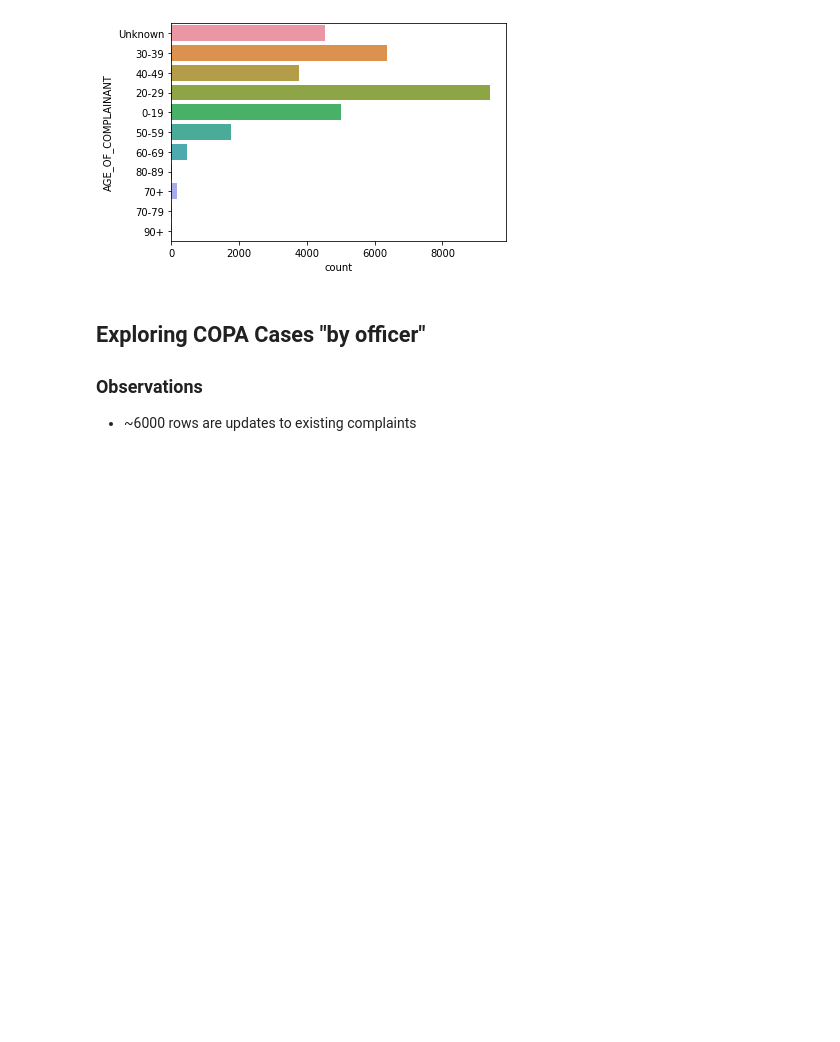
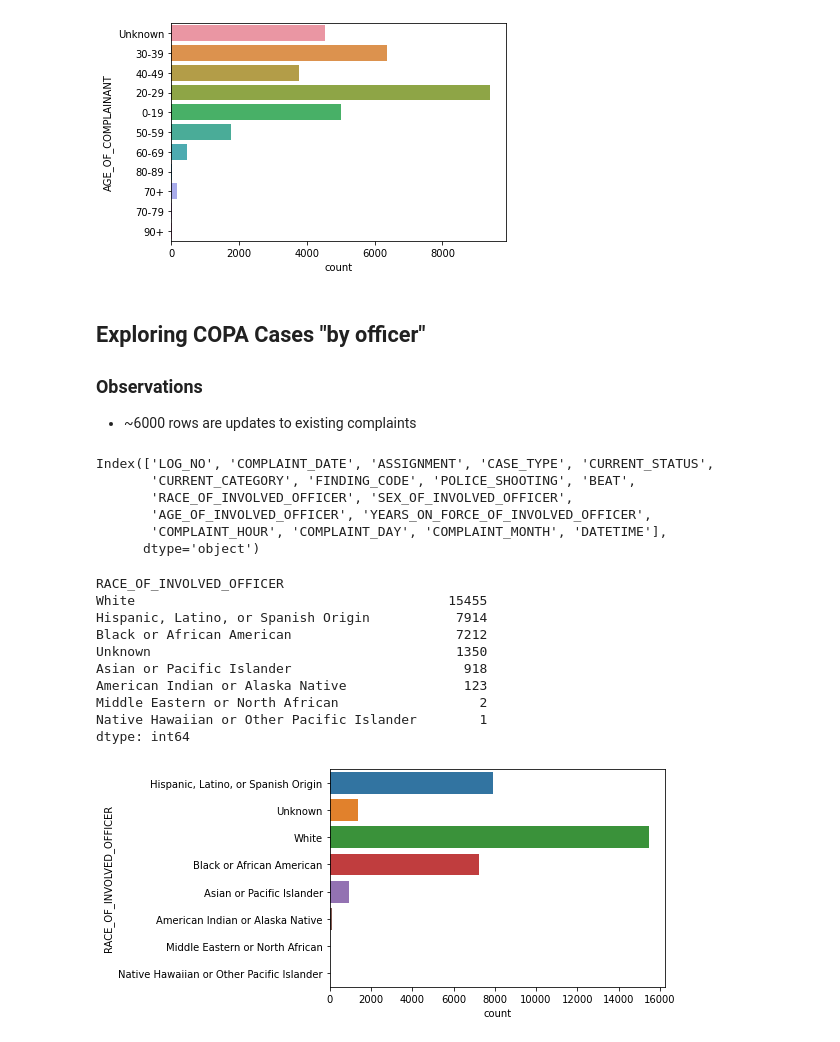
Before and after one commit to colevfrank/254_ML_IL_Crime, a Jupyter notebook: eda/Complaints EDA.ipynb, the cells around one changed output. Saved outputs shown, nothing was run; the diff lists cells and outputs as text; code cells hidden in the pictures; blank space fills up the shorter version.

Commit message:
add code for complaints feature extraction

```diff
--- a/eda/Complaints EDA.ipynb
+++ b/eda/Complaints EDA.ipynb
@@ -155,7 +167,32 @@ dtype: int64
 ### Observations
 * ~6000 rows are updates to existing complaints
 # %%
-offdata = pd.read_csv("../data/Complaints/COPA_Cases_-_By_Involved_Officer.csv", \
+offdata = pd.read_csv("../data/raw/Complaints/COPA_Cases_-_By_Involved_Officer.csv", \
                       dtype={"LOG_NO":str, "CASE_TYPE":str}) \
             .assign(DATETIME = lambda x: pd.to_datetime(x.COMPLAINT_DATE, format = "%m/%d/%Y %H:%M:%S %p"))
 offdata['LOG_NO'] = offdata['LOG_NO'].astype(str)
+offdata.drop_duplicates(inplace=True)
+# %%
+offdata.columns
+# %% [output]
+Index(['LOG_NO', 'COMPLAINT_DATE', 'ASSIGNMENT', 'CASE_TYPE', 'CURRENT_STATUS',
+       'CURRENT_CATEGORY', 'FINDING_CODE', 'POLICE_SHOOTING', 'BEAT',
+       'RACE_OF_INVOLVED_OFFICER', 'SEX_OF_INVOLVED_OFFICER',
+       'AGE_OF_INVOLVED_OFFICER', 'YEARS_ON_FORCE_OF_INVOLVED_OFFICER',
+       'COMPLAINT_HOUR', 'COMPLAINT_DAY', 'COMPLAINT_MONTH', 'DATETIME'],
+      dtype='object')
+# %%
+sns.countplot(data=offdata, y='RACE_OF_INVOLVED_OFFICER')
+offdata.groupby(by='RACE_OF_INVOLVED_OFFICER').size().sort_values(ascending=False)
+# %% [output]
+RACE_OF_INVOLVED_OFFICER
+White                                        15455
+Hispanic, Latino, or Spanish Origin           7914
+Black or African American                     7212
+Unknown                                       1350
+Asian or Pacific Islander                      918
+American Indian or Alaska Native               123
+Middle Eastern or North African                  2
+Native Hawaiian or Other Pacific Islander        1
+dtype: int64
+[figure, added]
```
Also changed, not shown: parts of 35 cells of this notebook, 2 other files.
